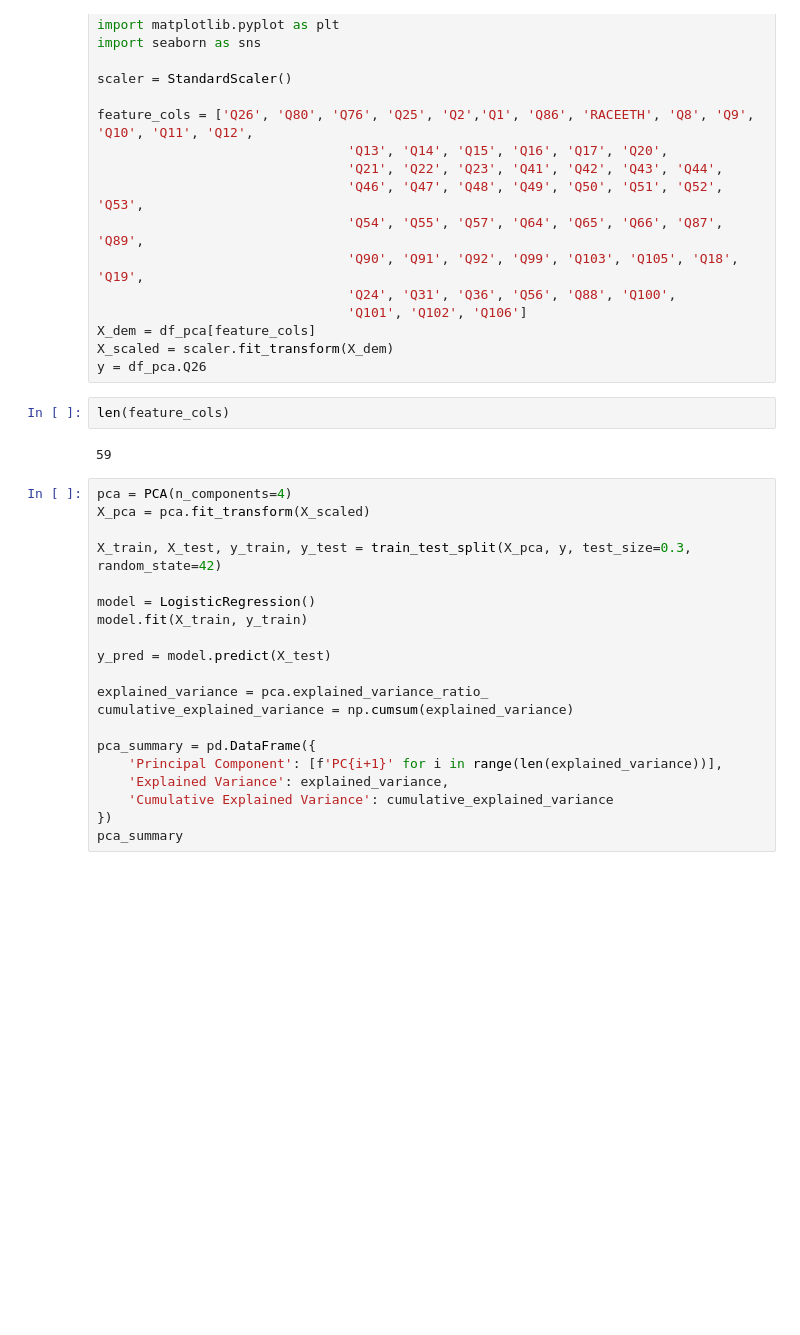
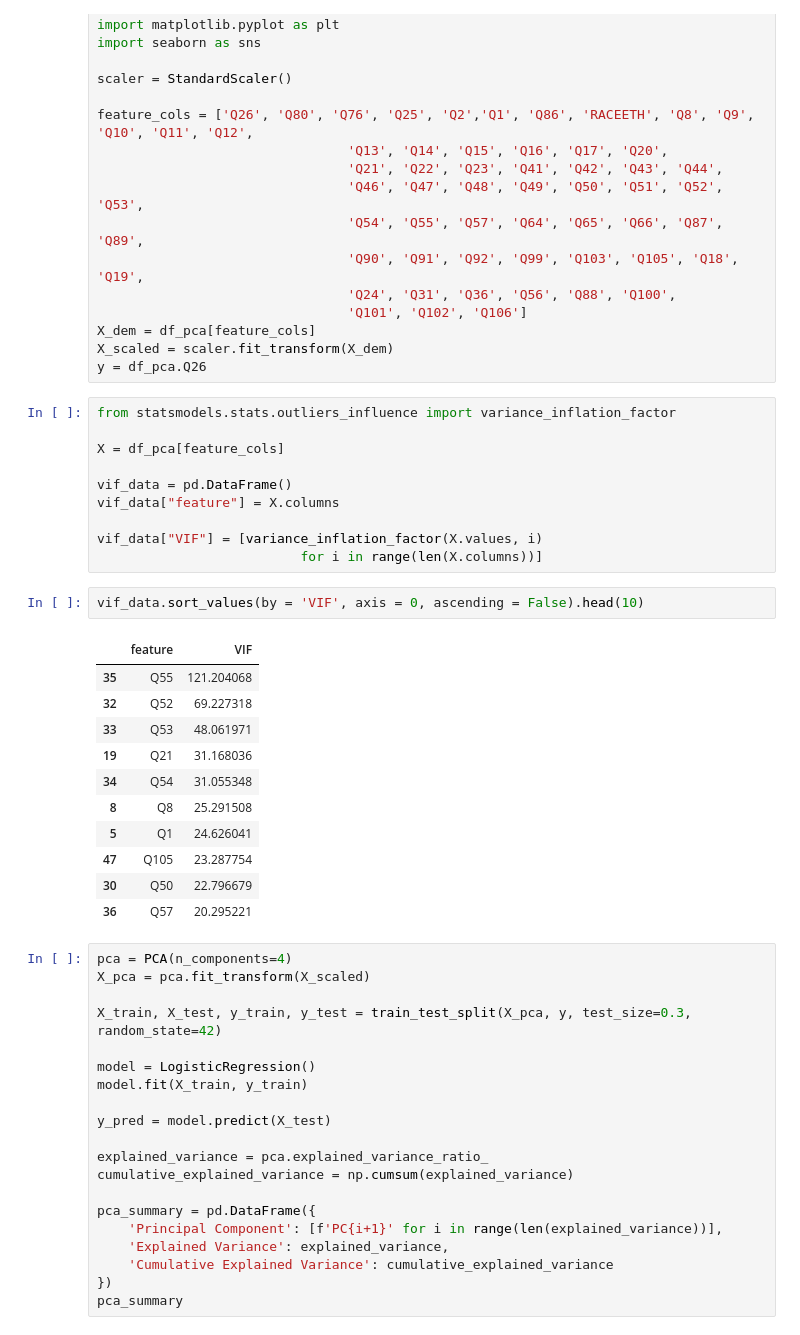
Before and after one commit to amyjxtan/Youth-Mental-Health, a Jupyter notebook: Youth_Mental_Health.ipynb, the cells around one changed output. Saved outputs shown, nothing was run; the diff lists cells and outputs as text; blank space fills up the shorter version.

```diff
--- a/Youth_Mental_Health.ipynb
+++ b/Youth_Mental_Health.ipynb
@@ -758,10 +758,30 @@ feature_cols = ['Q26', 'Q80', 'Q76', 'Q25', 'Q2','Q1', 'Q86', 'RACEETH', 'Q8', '
 X_dem = df_pca[feature_cols]
 X_scaled = scaler.fit_transform(X_dem)
 y = df_pca.Q26
-# %%
-len(feature_cols)
-# %% [output]
-59
+# %%
+from statsmodels.stats.outliers_influence import variance_inflation_factor
+
+X = df_pca[feature_cols]
+
+vif_data = pd.DataFrame()
+vif_data["feature"] = X.columns
+
+vif_data["VIF"] = [variance_inflation_factor(X.values, i)
+                          for i in range(len(X.columns))]
+# %%
+vif_data.sort_values(by = 'VIF', axis = 0, ascending = False).head(10)
+# %% [output]
+|  | feature | VIF |
+| 35 | Q55 | 121.204068 |
+| 32 | Q52 | 69.227318 |
+| 33 | Q53 | 48.061971 |
+| 19 | Q21 | 31.168036 |
+| 34 | Q54 | 31.055348 |
+| 8 | Q8 | 25.291508 |
+| 5 | Q1 | 24.626041 |
+| 47 | Q105 | 23.287754 |
+| 30 | Q50 | 22.796679 |
+| 36 | Q57 | 20.295221 |
 # %%
 pca = PCA(n_components=4)
 X_pca = pca.fit_transform(X_scaled)
```
